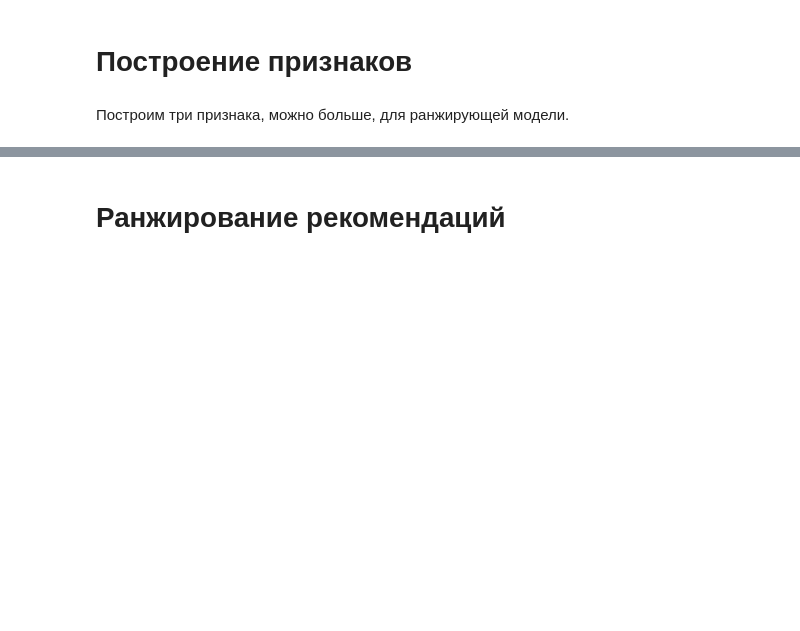
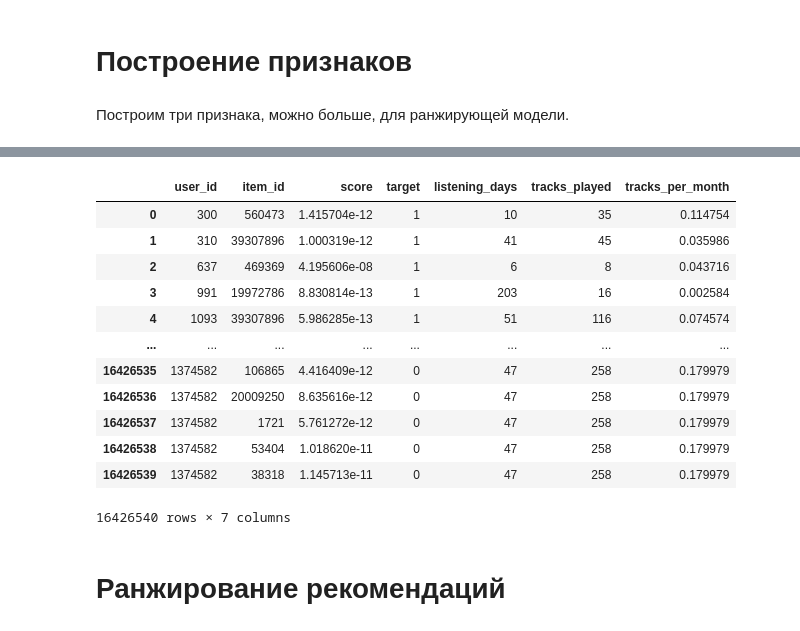
Before and after one commit to glebrwl/mle-recsys-project, a Jupyter notebook: recommendations.ipynb, the cells around one changed output, grey strips where cells are left out. Saved outputs shown, nothing was run; the diff lists cells and outputs as text; code cells hidden in the pictures; blank space fills up the shorter version.

```diff
--- a/recommendations.ipynb
+++ b/recommendations.ipynb
@@ -593,0 +976,20 @@ Uploaded recsys/data/top_popular.parquet to s3-student-mle-20240625-3348db98ef.
+# %%
+split_date_for_labels = pd.to_datetime('2022-12-25')
+split_date_for_labels_idx = events_test['started_at'] < split_date_for_labels
+
+events_labels = events_test[split_date_for_labels_idx].copy()
+events_test_2 = events_test[~split_date_for_labels_idx].copy()
+# %%
+def get_user_features(events):
+    user_features = events.groupby('user_id').agg(
+        listening_days=('started_at', lambda x: (x.max()-x.min()).days),
+        tracks_played=('item_id', 'nunique')
+    )
+
+    user_features['tracks_per_month'] = user_features['tracks_played']/user_features['listening_days']/30.5
+
+    return user_features
+
+events_for_features = pd.concat([events_train, events_labels], ignore_index=True)
+user_features_for_train = get_user_features(events_for_features)
+user_features_for_train = user_features_for_train.replace([np.inf, -np.inf], 0)
@@ -593,0 +1028,8 @@ Uploaded recsys/data/top_popular.parquet to s3-student-mle-20240625-3348db98ef.
+# %%
+candidates = personal_als[["user_id", "item_id", "score"]].copy()
+
+events_labels['target'] = 1
+candidates = candidates.merge(events_labels[["user_id", "item_id", "target"]], on=['user_id', 'item_id'], how='outer')
+candidates["target"] = candidates["target"].fillna(0).astype("int")
+
+candidates_to_sample = candidates.groupby("user_id").filter(lambda x: x["target"].sum() > 0)
@@ -594,3 +1052,29 @@ Uploaded recsys/data/top_popular.parquet to s3-student-mle-20240625-3348db98ef.
+# %%
+negatives_per_user = 10
+candidates_for_train = pd.concat([
+    candidates_to_sample.query('target == 1'),
+    candidates_to_sample.query("target == 0") \
+        .groupby("user_id") \
+        .apply(lambda x: x.sample(negatives_per_user, random_state=0))
+    ])
+
+candidates_for_train = pd.merge(candidates_for_train.reset_index(drop=True), user_features_for_train.reset_index(), left_on='user_id', right_on='user_id', how='left')
+# %%
+candidates_for_train
+# %% [output]
+|  | user_id | item_id | score | target | listening_days | tracks_played | tracks_per_month |
+| 0 | 300 | 560473 | 1.415704e-12 | 1 | 10 | 35 | 0.114754 |
+| 1 | 310 | 39307896 | 1.000319e-12 | 1 | 41 | 45 | 0.035986 |
+| 2 | 637 | 469369 | 4.195606e-08 | 1 | 6 | 8 | 0.043716 |
+| 3 | 991 | 19972786 | 8.830814e-13 | 1 | 203 | 16 | 0.002584 |
+| 4 | 1093 | 39307896 | 5.986285e-13 | 1 | 51 | 116 | 0.074574 |
+| ... | ... | ... | ... | ... | ... | ... | ... |
+| 16426535 | 1374582 | 106865 | 4.416409e-12 | 0 | 47 | 258 | 0.179979 |
+| 16426536 | 1374582 | 20009250 | 8.635616e-12 | 0 | 47 | 258 | 0.179979 |
+| 16426537 | 1374582 | 1721 | 5.761272e-12 | 0 | 47 | 258 | 0.179979 |
+| 16426538 | 1374582 | 53404 | 1.018620e-11 | 0 | 47 | 258 | 0.179979 |
+| 16426539 | 1374582 | 38318 | 1.145713e-11 | 0 | 47 | 258 | 0.179979 |
+16426540 rows × 7 columns
 # %% [markdown]
 # Ранжирование рекомендаций
 # %% [markdown]
```
Also changed, not shown: parts of 57 cells of this notebook.
